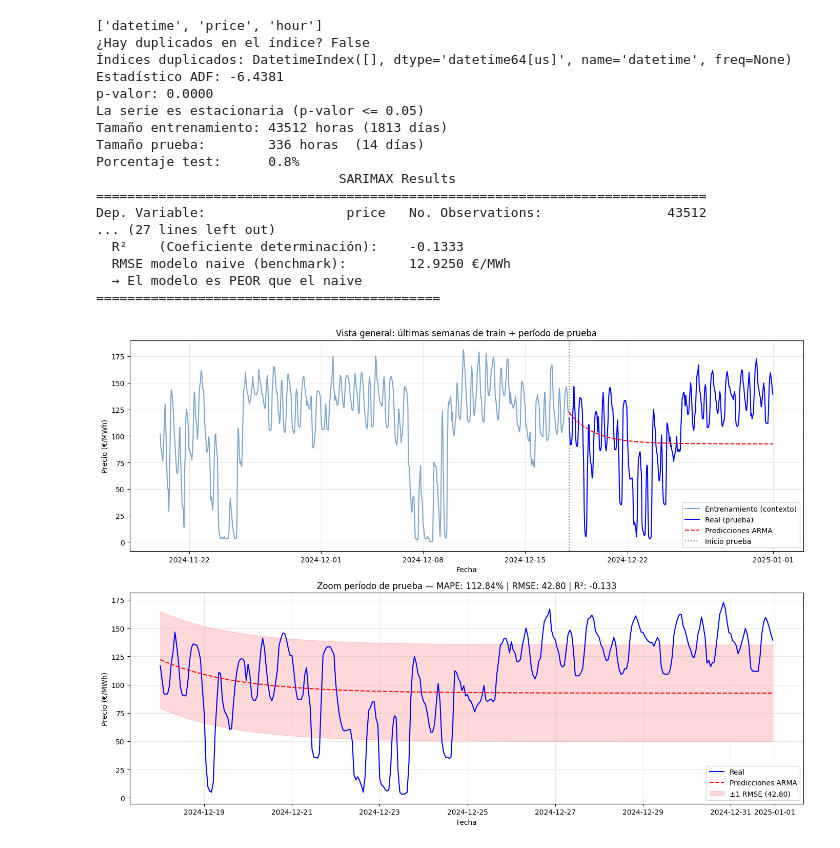
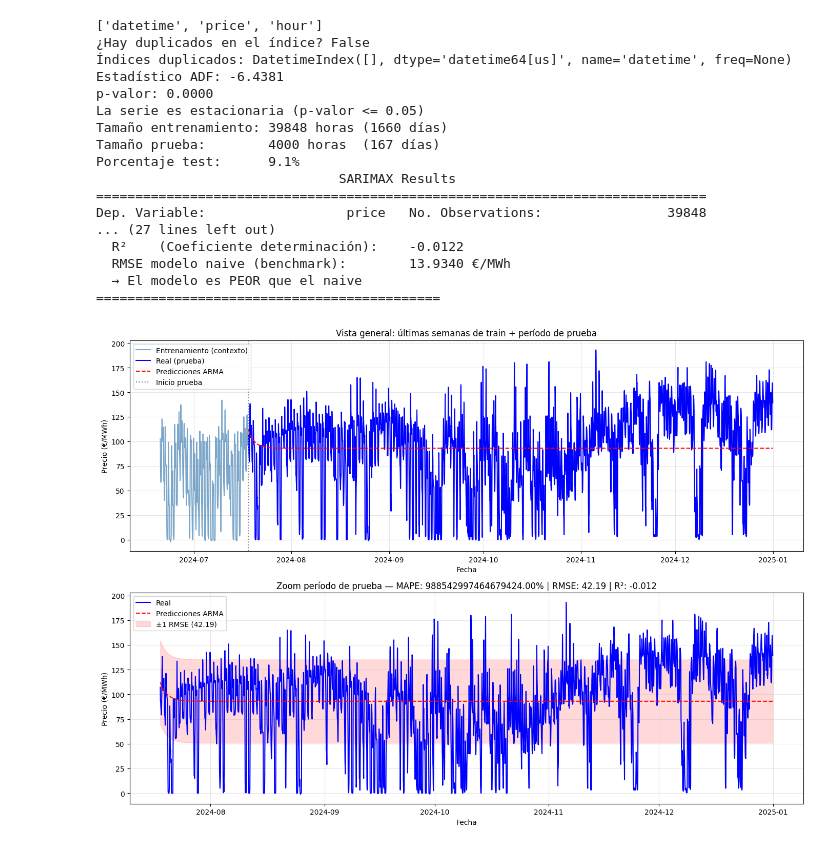
Before and after one commit to JaimeSa03/TFG_Model_Predictor, a Jupyter notebook: Experimentos/Series_Temp/ARMA/ARMA_pred_2.ipynb, the cells around one changed output. Drawn from its saved outputs; the diff is of its cells as text; code cells hidden in the pictures.

```diff
--- a/Experimentos/Series_Temp/ARMA/ARMA_pred_2.ipynb
+++ b/Experimentos/Series_Temp/ARMA/ARMA_pred_2.ipynb
@@ -9,7 +9,7 @@ from sklearn.metrics import mean_squared_error
 # ------------------------------
 # 1. Cargar los datos
 # ------------------------------
-df = pd.read_csv('limpiezaPrecio5_Omie2020_2024.csv', sep=";")
+df = pd.read_csv('limpiezaPrecio3_Omie2020_2024.csv', sep=";")
 
 # Ver las primeras filas
 print(df.columns.tolist())
@@ -60,7 +60,7 @@ else:
 # 4. CORREGIDO División en entrenamiento y prueba
 # ==============================
 # ultimas 2 semanas del dataset (336 horas) para test, mas representativo
-TEST_HOURS = 336  # 2 semanas
+TEST_HOURS = 4000  # 2 semanas
 
 train = serie[:-TEST_HOURS]
 test  = serie[-TEST_HOURS:]
@@ -146,37 +146,37 @@ ax1.grid(True, alpha=0.3)
 ax2 = axes[1]
 ax2.plot(test.index, test,
          label='Real', color='blue', linewidth=1.5)
 ax2.plot(test.index, predicciones,
          label='Predicciones ARMA', color='red', linestyle='--', linewidth=1.5)
 ax2.fill_between(test.index,
                  predicciones - rmse,
                  predicciones + rmse,
                  alpha=0.15, color='red', label=f'±1 RMSE ({rmse:.2f})')
 ax2.set_title(f'Zoom período de prueba — MAPE: {mape:.2f}% | RMSE: {rmse:.2f} | R²: {r2:.3f}')
 ax2.set_xlabel('Fecha')
 ax2.set_ylabel('Precio (€/MWh)')
 ax2.legend()
 ax2.grid(True, alpha=0.3)
 
 plt.tight_layout()
 plt.savefig('arma_prediccion.png', dpi=150, bbox_inches='tight')
 plt.show()
 # %% [output]
 ['datetime', 'price', 'hour']
 ¿Hay duplicados en el índice? False
 Índices duplicados: DatetimeIndex([], dtype='datetime64[us]', name='datetime', freq=None)
 Estadístico ADF: -6.4381
 p-valor: 0.0000
 La serie es estacionaria (p-valor <= 0.05)
-Tamaño entrenamiento: 43512 horas (1813 días)
-Tamaño prueba:        336 horas  (14 días)
-Porcentaje test:      0.8%
+Tamaño entrenamiento: 39848 horas (1660 días)
+Tamaño prueba:        4000 horas  (167 días)
+Porcentaje test:      9.1%
                                SARIMAX Results
 ==============================================================================
-Dep. Variable:                  price   No. Observations:                43512
+Dep. Variable:                  price   No. Observations:                39848
 ... (27 lines left out)
-  R²    (Coeficiente determinación):    -0.1333
-  RMSE modelo naive (benchmark):        12.9250 €/MWh
+  R²    (Coeficiente determinación):    -0.0122
+  RMSE modelo naive (benchmark):        13.9340 €/MWh
   → El modelo es PEOR que el naive
 ============================================
-[figure, old version]
+[figure, new version]
```
Also changed, not shown: 7 other files.
